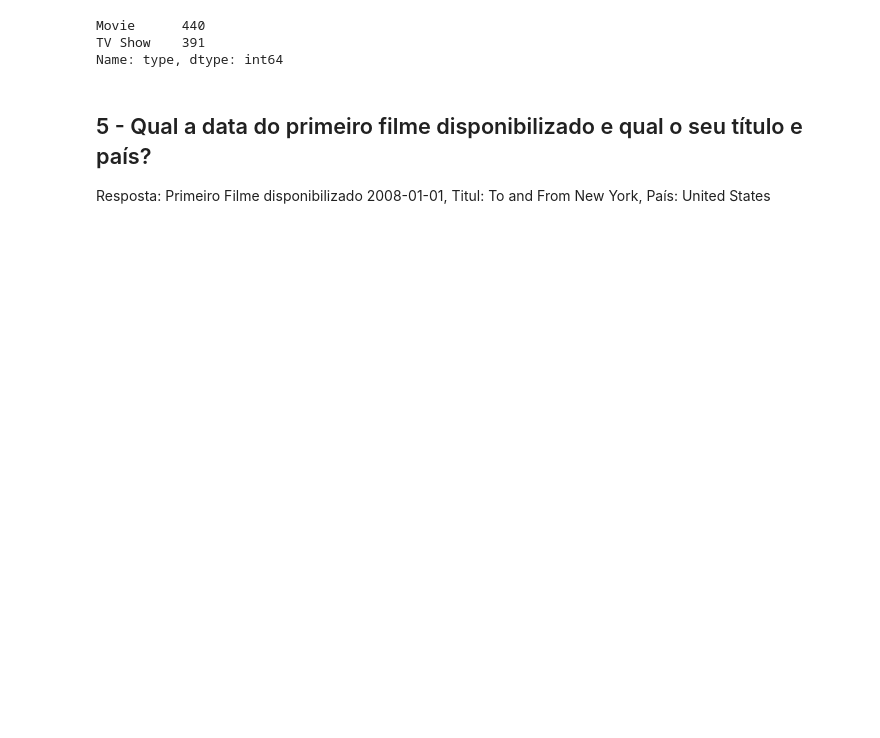
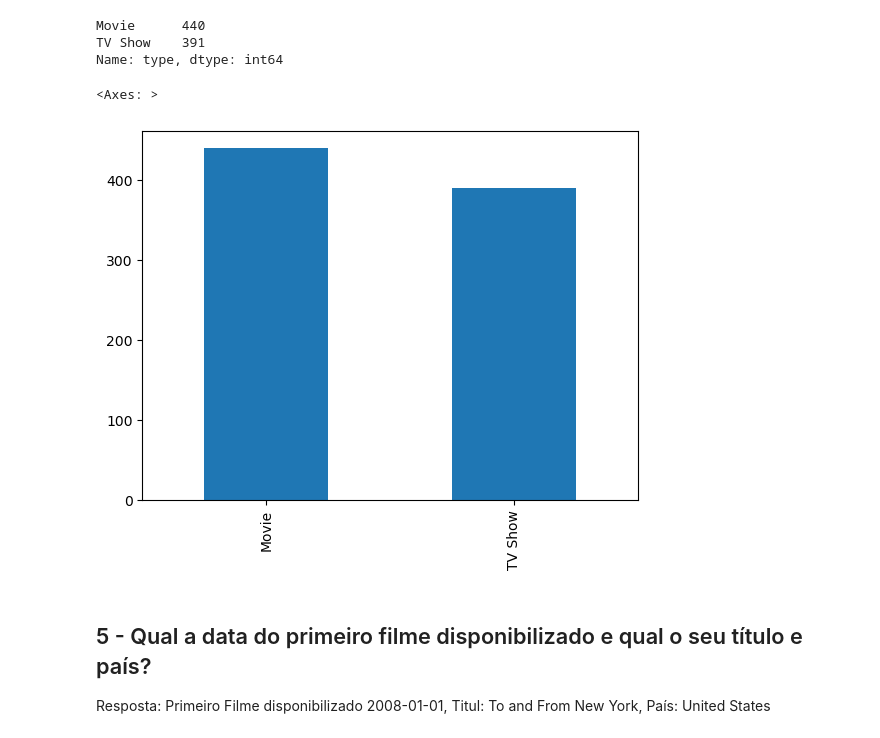
Before and after one commit to alissonschaves26/ProjetoNetflix, a Jupyter notebook: analise_netflix.ipynb, the cells around one changed output. Drawn from its saved outputs; the diff is of its cells as text; code cells hidden in the pictures; blank space fills up the shorter version.

```diff
--- a/analise_netflix.ipynb
+++ b/analise_netflix.ipynb
@@ -111,6 +132,11 @@ sem_pais_especificado['type'].value_counts()
 Movie      440
 TV Show    391
 Name: type, dtype: int64
+# %%
+sem_pais_especificado['type'].value_counts().plot(kind="bar")
+# %% [output]
+<Axes: >
+[figure, added]
 # %% [markdown]
 ## 5 - Qual a data do primeiro filme disponibilizado e qual o seu título e país?
 Resposta: Primeiro Filme disponibilizado 2008-01-01, Titul: To and From New York, País:  United States
```
Also changed, not shown: parts of 38 cells of this notebook.
